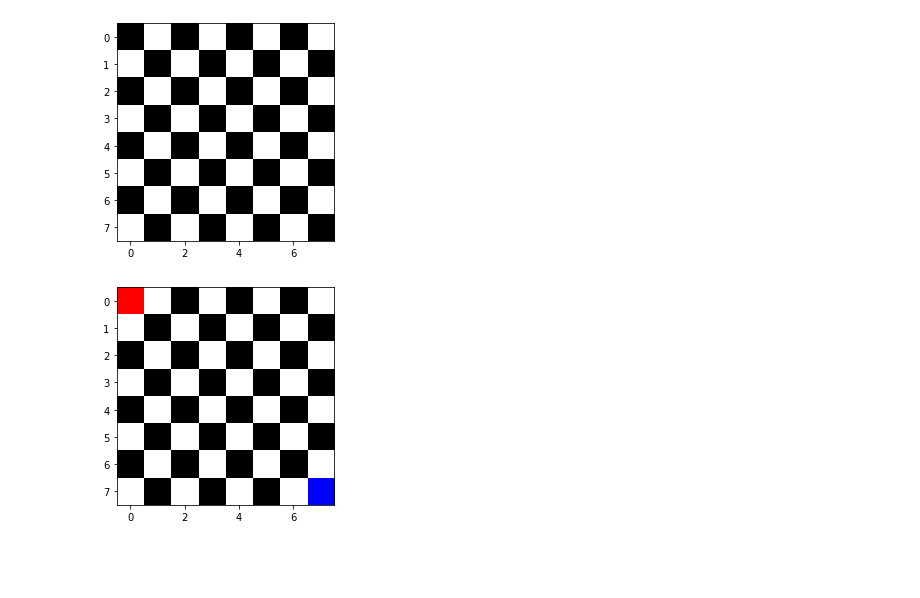
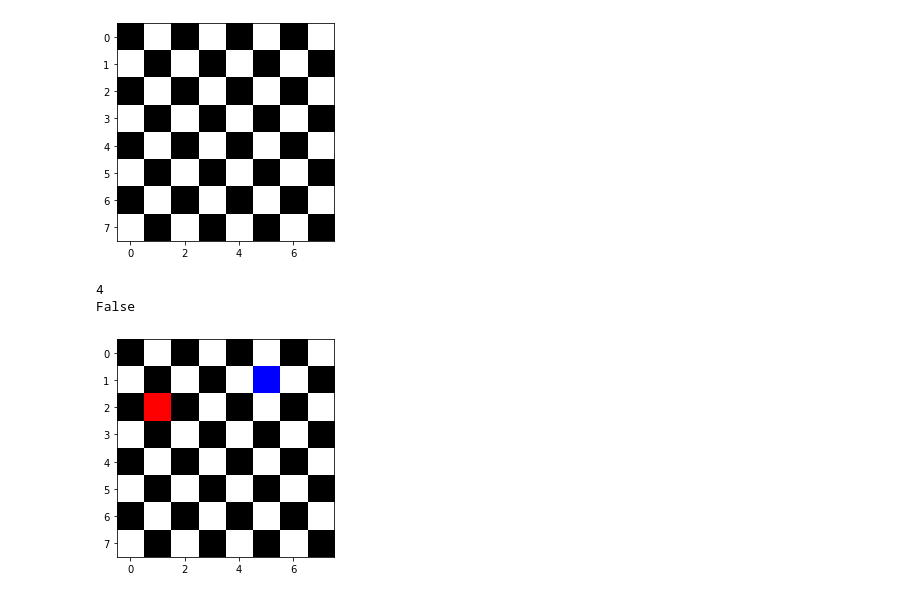
Before and after one commit to Choi702/chess-board, a Jupyter notebook: chess_board.ipynb, the cells around one changed output. Saved outputs shown, nothing was run; the diff lists cells and outputs as text; code cells hidden in the pictures; blank space fills up the shorter version.

```diff
--- a/chess_board.ipynb
+++ b/chess_board.ipynb
@@ -17,33 +17,67 @@ plt.imshow(grid)
 # %%
 class Board:
     def __init__(self):
         self.grid = np.zeros((8, 8, 3))
         self.grid[::2, 1::2] = 1
         self.grid[1::2, ::2] = 1
         self.red = []
         self.blue = []
 
     def add_red(self, row, col):
         red = (1, 0, 0)
         self.grid[row][col] = red
         self.red = [row, col]
 
 
     def add_blue(self, row, col):
         blue = (0, 0, 1)
         self.grid[row][col] = blue
-        self.blue = [ row, col]
+        self.blue = [row, col]
 
     def render(self):
         plt.imshow(self.grid)
 
-    # def is_under_attack():
-    #     pass
+    # https://solarianprogrammer.com/2017/11/20/eight-queens-puzzle-python/
+
+    def is_under_attack(self):
+    # #    attack_red = self.red
+    # #    attack_blue = self.blue
+
+    #     if self.red[0] == self.blue[0]or \
+    #     self.red[1] == self.blue[1]:
+    #         return True
+    #     elif abs(self.red[0] - self.blue[0] == abs(self.red[1] - self.blue[1]:
+    #         return True
+    #     else:
+    #         return Falsed
+
+        red_z = self.red[0] + 2
+        print(red_z)
+        blue_z = self.blue[0] + 2
+        red_v = self.red[1] + 2
+        blue_v = self.blue[1] + 2
+
+        dy = abs(red_z - blue_z)
+        dx = abs(red_v - blue_v)
+        if red_z % blue_z == 0 or blue_z % red_z == 0:
+            # print("True red_z %\ blue_z == 0 or blue_z %\ red_z == 0")
+            return True
+        elif (red_v % blue_v == 0 or blue_v % red_v == 0):
+            # print("True at red_v %\ blue_v == 0 or blue_v %\ red_v == 0")
+            return True
+        else:
+            return dx == dy
+
+
+
 
 test = Board()
 test.render()
-test.add_red(0, 0)
-test.add_blue(7, 7)
+test.add_red(2, 1)
+test.add_blue(1, 5)
+print(test.is_under_attack())
 test.render()
 # %% [output]
+4
+False
-[figure, old version]
+[figure, new version]
```
